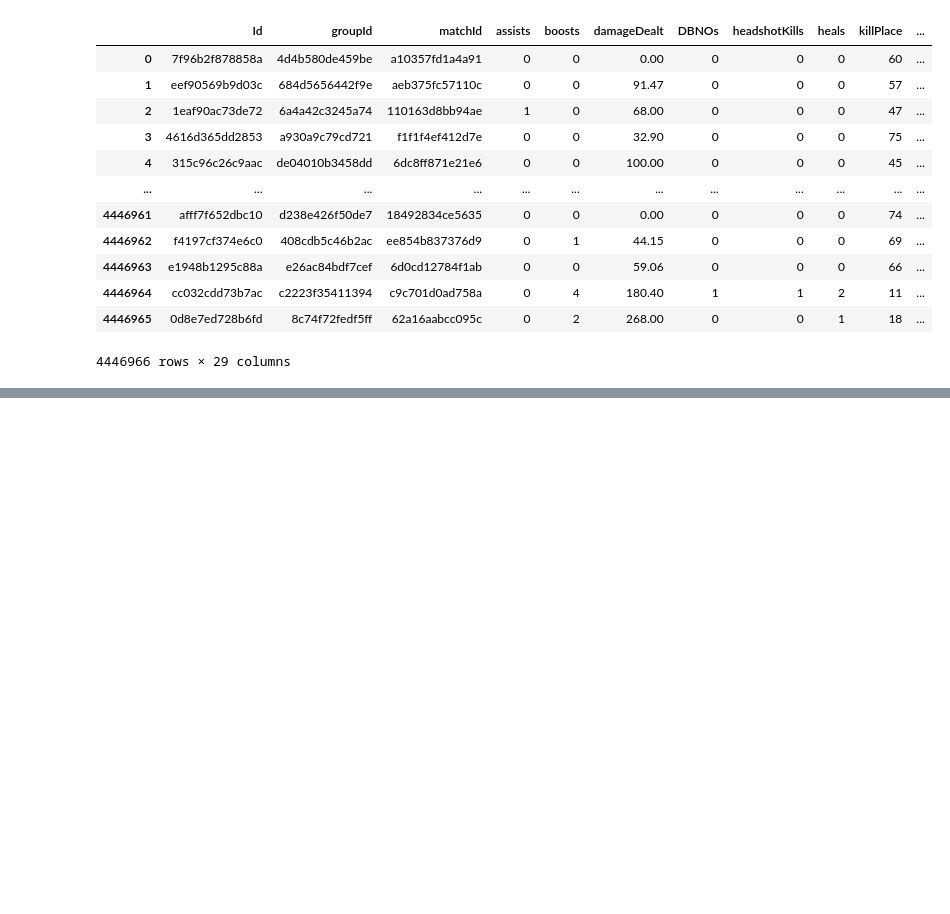
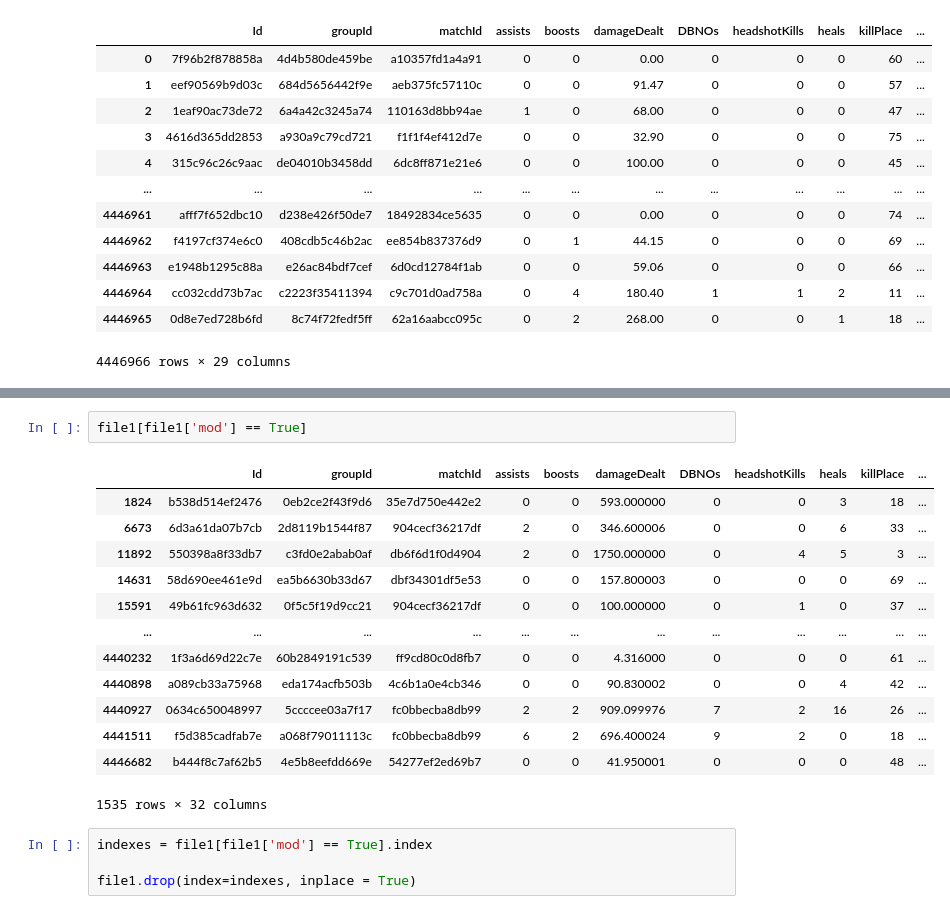
Before and after one commit to Vikram-kaki/Data-Science, a Jupyter notebook: Machine Learning/Projects/PUBG/NoteBook.ipynb, the cells around one changed output, grey strips where cells are left out. Saved outputs shown, nothing was run; the diff lists cells and outputs as text; blank space fills up the shorter version.

```diff
--- a/Machine Learning/Projects/PUBG/NoteBook.ipynb
+++ b/Machine Learning/Projects/PUBG/NoteBook.ipynb
@@ -36,0 +262,20 @@ NameError: name 'PlayersJoined' is not defined
+# %%
+file1[file1['mod'] == True]
+# %% [output]
+|  | Id | groupId | matchId | assists | boosts | damageDealt | DBNOs | headshotKills | heals | killPlace | ... |
+| 1824 | b538d514ef2476 | 0eb2ce2f43f9d6 | 35e7d750e442e2 | 0 | 0 | 593.000000 | 0 | 0 | 3 | 18 | ... |
+| 6673 | 6d3a61da07b7cb | 2d8119b1544f87 | 904cecf36217df | 2 | 0 | 346.600006 | 0 | 0 | 6 | 33 | ... |
+| 11892 | 550398a8f33db7 | c3fd0e2abab0af | db6f6d1f0d4904 | 2 | 0 | 1750.000000 | 0 | 4 | 5 | 3 | ... |
+| 14631 | 58d690ee461e9d | ea5b6630b33d67 | dbf34301df5e53 | 0 | 0 | 157.800003 | 0 | 0 | 0 | 69 | ... |
+| 15591 | 49b61fc963d632 | 0f5c5f19d9cc21 | 904cecf36217df | 0 | 0 | 100.000000 | 0 | 1 | 0 | 37 | ... |
+| ... | ... | ... | ... | ... | ... | ... | ... | ... | ... | ... | ... |
+| 4440232 | 1f3a6d69d22c7e | 60b2849191c539 | ff9cd80c0d8fb7 | 0 | 0 | 4.316000 | 0 | 0 | 0 | 61 | ... |
+| 4440898 | a089cb33a75968 | eda174acfb503b | 4c6b1a0e4cb346 | 0 | 0 | 90.830002 | 0 | 0 | 4 | 42 | ... |
+| 4440927 | 0634c650048997 | 5ccccee03a7f17 | fc0bbecba8db99 | 2 | 2 | 909.099976 | 7 | 2 | 16 | 26 | ... |
+| 4441511 | f5d385cadfab7e | a068f79011113c | fc0bbecba8db99 | 6 | 2 | 696.400024 | 9 | 2 | 0 | 18 | ... |
+| 4446682 | b444f8c7af62b5 | 4e5b8eefdd669e | 54277ef2ed69b7 | 0 | 0 | 41.950001 | 0 | 0 | 0 | 48 | ... |
+1535 rows × 32 columns
+# %%
+indexes = file1[file1['mod'] == True].index
+
+file1.drop(index=indexes, inplace = True)
```
Also changed, not shown: parts of 28 cells of this notebook.
